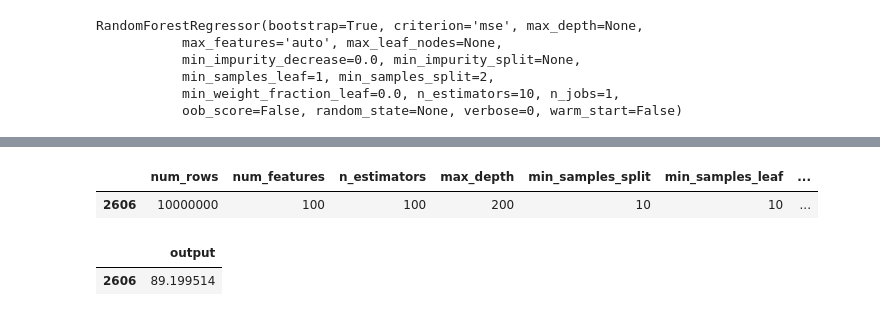
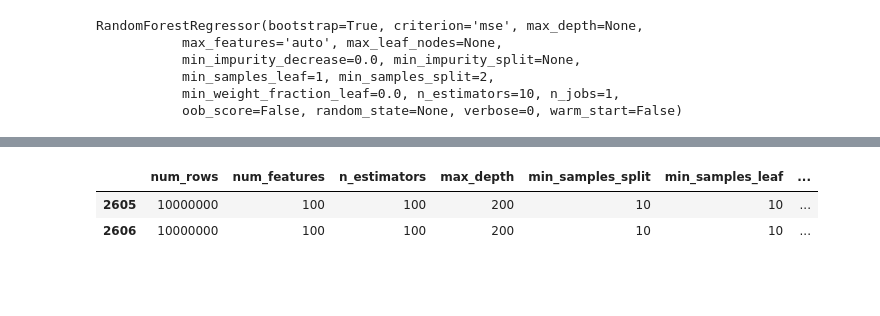
Before and after one commit to scitime/scitime, a Jupyter notebook: Training-time-estimation.ipynb, the cells around one changed output, grey strips where cells are left out. Cells and saved outputs as stored; diff of their text form; code cells hidden in the pictures; blank space fills up the shorter version.

```diff
--- a/Training-time-estimation.ipynb
+++ b/Training-time-estimation.ipynb
@@ -69,13 +90,9 @@ RandomForestRegressor(bootstrap=True, criterion='mse', max_depth=None,
 # %%
-df.tail(1)
+df.tail(2)
 # %% [output]
 |  | num_rows | num_features | n_estimators | max_depth | min_samples_split | min_samples_leaf | ... |
+| 2605 | 10000000 | 100 | 100 | 200 | 10 | 10 | ... |
 | 2606 | 10000000 | 100 | 100 | 200 | 10 | 10 | ... |
-# %%
-outputs.tail(1)
-# %% [output]
-|  | output |
-| 2606 | 89.199514 |
 # %%
 rf= RandomForestRegressor(bootstrap=True, criterion='mse', max_depth=200,
            max_features='auto', max_leaf_nodes=10, min_impurity_decrease=10,
```
Also changed, not shown: parts of 9 cells of this notebook, 8 other files.
